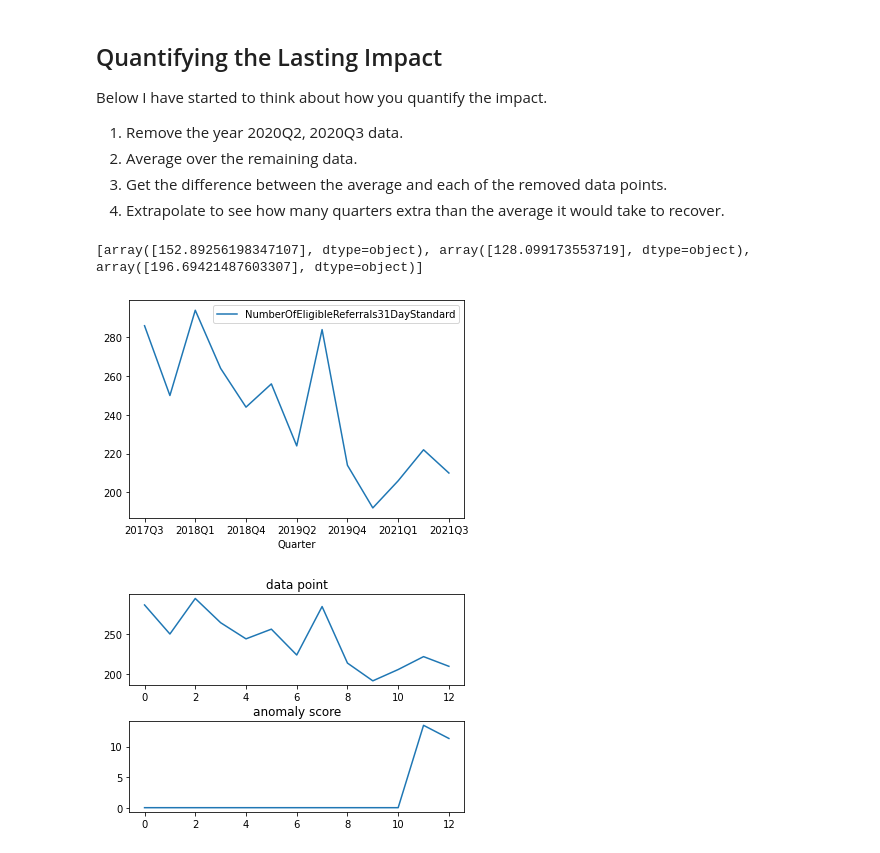
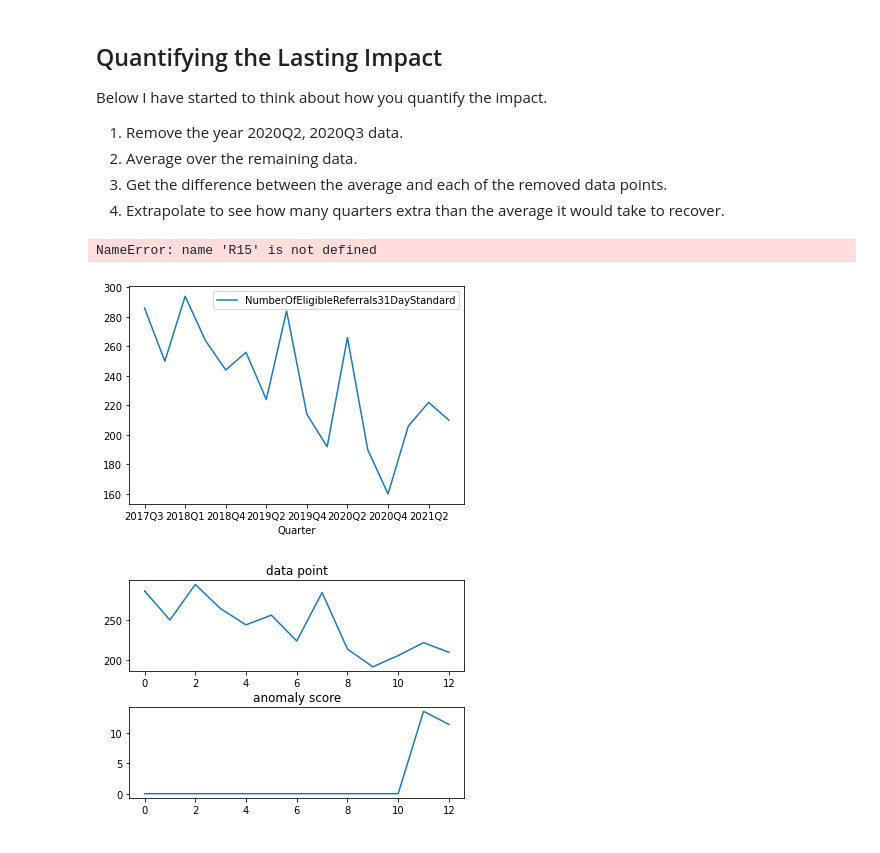
Before and after one commit to chrisoldnall/PHS-Code, a Jupyter notebook: Investigating 2018 Changes and Changepoint Detection .ipynb, the cells around one changed output. Drawn from its saved outputs; the diff is of its cells as text; code cells hidden in the pictures.

```diff
--- a/Investigating 2018 Changes and Changepoint Detection .ipynb
+++ b/Investigating 2018 Changes and Changepoint Detection .ipynb
@@ -18,7 +18,7 @@ from statsmodels.tsa.arima.model import ARIMA
 from statsmodels.graphics.api import qqplot
 import statsmodels as sm
 
-fullData_31 = pd.read_csv("31DayData.csv")
+fullData_31 = pd.read_csv("31DayDataUpdate.csv")
 myData_31 = fullData_31[['Quarter', 'HB', 'HBT', 'CancerType','NumberOfEligibleReferrals31DayStandard','NumberOfEligibleReferralsTreatedWithin31Days']]
 
 def ReigonTypeQuarterSelector(data, reigonCode, cancerType, quarterSplit):
@@ -126,27 +126,24 @@ Below I have started to think about how you quantify the impact.
 # %%
 R = QuarterRemover(myData_31, 'S08000016', 'All Cancer Types', '2017Q3', '2018Q3')
 
-R1 = R[R.Quarter != '2020Q2']
-R2 = R1[R1.Quarter != '2020Q3']
-R3 = R2[R2.Quarter != '2020Q4']
-R3.plot(x='Quarter', y='NumberOfEligibleReferrals31DayStandard')
+R.plot(x='Quarter', y='NumberOfEligibleReferrals31DayStandard')
 
-newR3 = R3.to_numpy()
+newR3 = R.to_numpy()
 av = sum(newR3[:, 1])/len(newR3[:, 1])
 
 Q2 = R15[R15.Quarter == '2020Q2'].to_numpy()
 Q3 = R15[R15.Quarter == '2020Q3'].to_numpy()
 Q4 = R15[R15.Quarter == '2020Q4'].to_numpy()
 
 dif2 = (abs(av - Q2[:, 1])/av) * 100
 dif3 = (abs(av - Q3[:, 1])/av) * 100
 dif4 = (abs(av - Q4[:, 1])/av) * 100
 
 per = [dif2, dif3, dif4]
 print(per)
 # %% [output]
-[array([152.89256198347107], dtype=object), array([128.099173553719], dtype=object), array([196.69421487603307], dtype=object)]
+NameError: name 'R15' is not defined
-[figure, old version]
+[figure, new version]
 # %%
 import changefinder
 import ruptures as rpt
```
Also changed, not shown: parts of 1 cell of this notebook, 7 other files.
